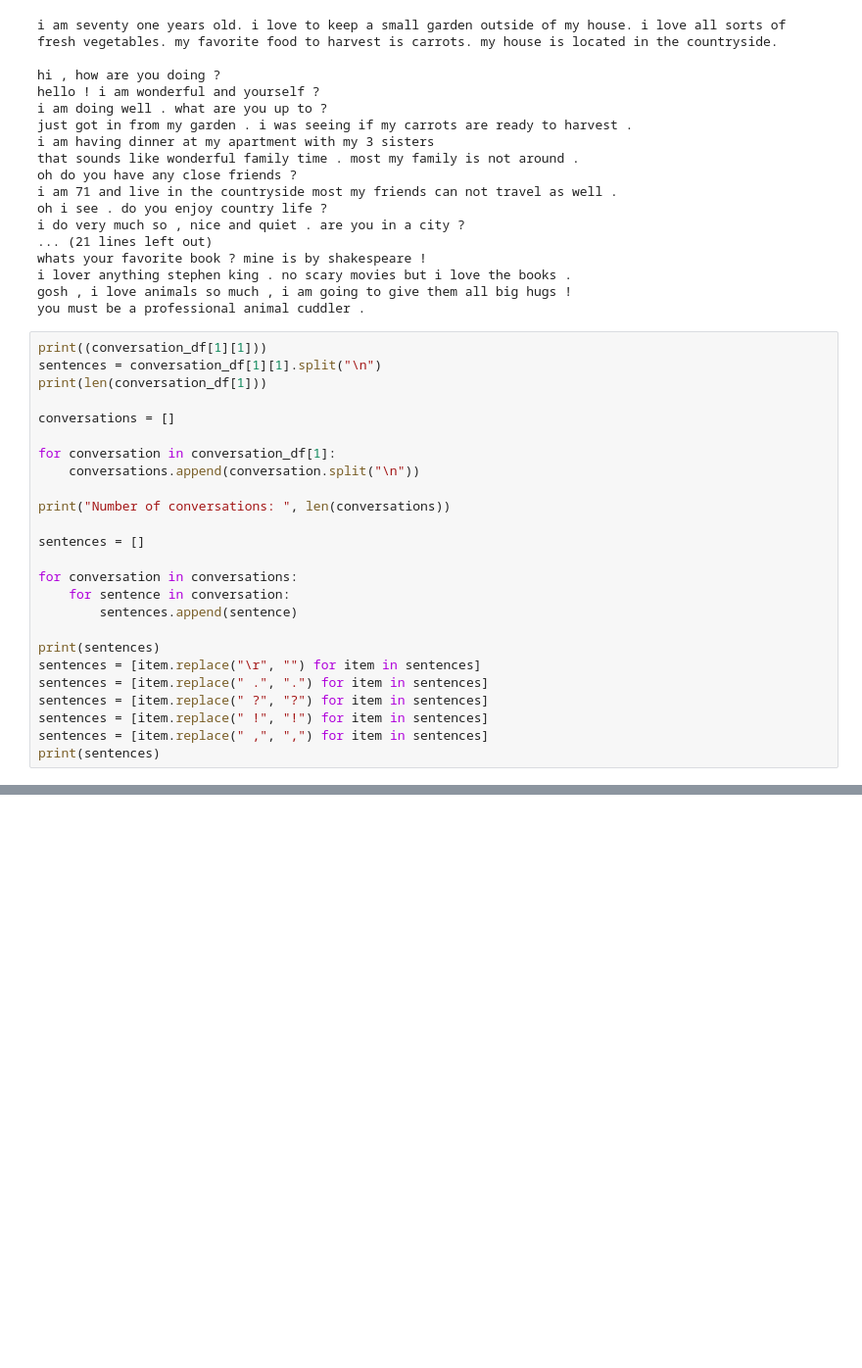
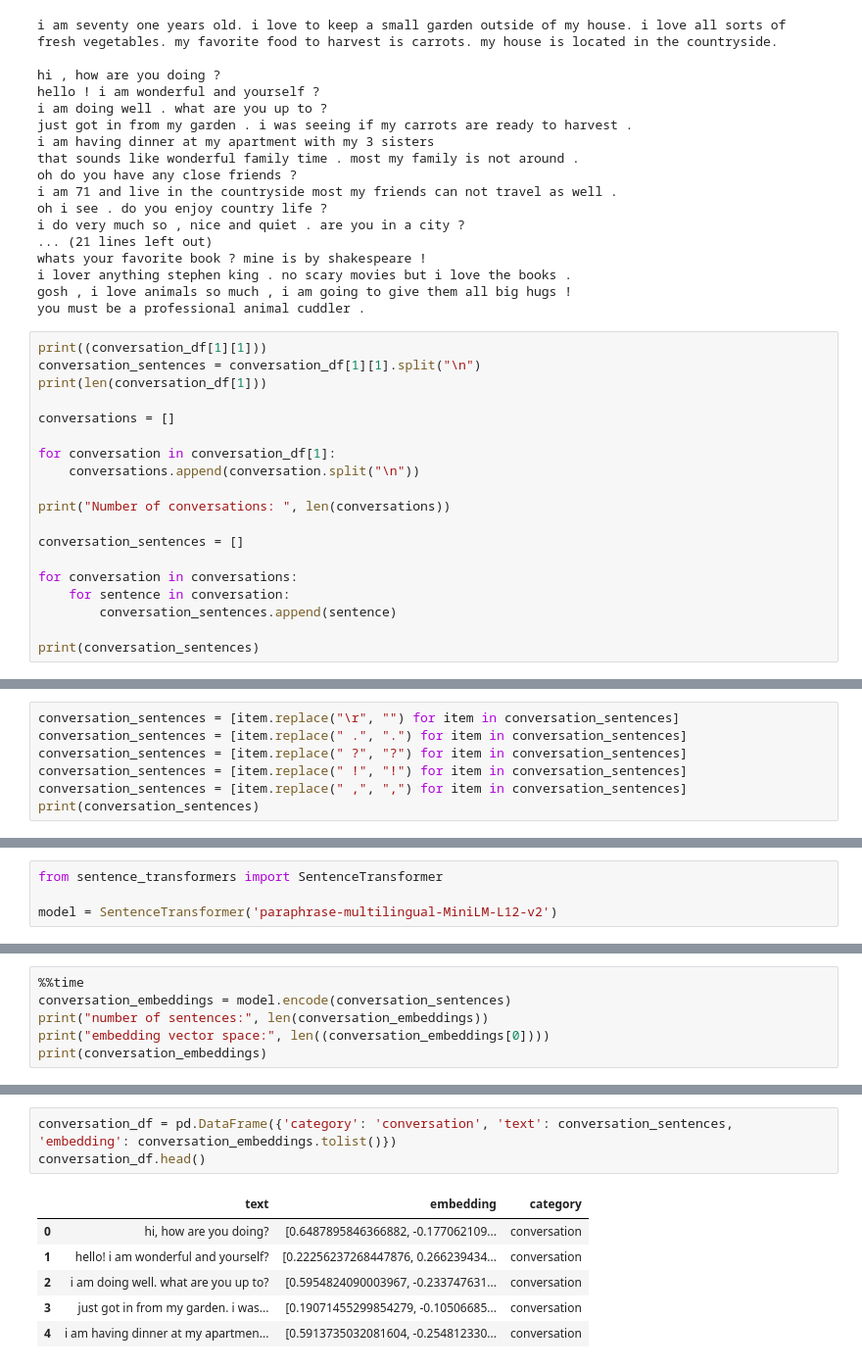
Before and after one commit to llm-security-research/malicious-prompts, a Jupyter notebook: data/exploratory_analysis.ipynb, the cells around one changed output, grey strips where cells are left out. Shown: that part at 98% size. Saved outputs shown, nothing was run; the diff lists cells and outputs as text; blank space fills up the shorter version.

Commit message:
Add conversation embeddings, initial dataset csv

```diff
--- a/data/exploratory_analysis.ipynb
+++ b/data/exploratory_analysis.ipynb
@@ -47,7 +47,7 @@ gosh , i love animals so much , i am going to give them all big hugs !
 you must be a professional animal cuddler .
 # %%
 print((conversation_df[1][1]))
-sentences = conversation_df[1][1].split("\n")
+conversation_sentences = conversation_df[1][1].split("\n")
 print(len(conversation_df[1]))
 
 conversations = []
@@ -57,19 +57,13 @@ for conversation in conversation_df[1]:
 
 print("Number of conversations: ", len(conversations))
 
-sentences = []
+conversation_sentences = []
 
 for conversation in conversations:
     for sentence in conversation:
-        sentences.append(sentence)
+        conversation_sentences.append(sentence)
 
-print(sentences)
-sentences = [item.replace("\r", "") for item in sentences]
-sentences = [item.replace(" .", ".") for item in sentences]
-sentences = [item.replace(" ?", "?") for item in sentences]
-sentences = [item.replace(" !", "!") for item in sentences]
-sentences = [item.replace(" ,", ",") for item in sentences]
-print(sentences)
+print(conversation_sentences)
 # %% [output]
 hello , i love jesus very much .
 sweet . i think he watches over me as i have been driving the back roads forever .
@@ -98,0 +98,7 @@ Number of conversations:  90
+# %%
+conversation_sentences = [item.replace("\r", "") for item in conversation_sentences]
+conversation_sentences = [item.replace(" .", ".") for item in conversation_sentences]
+conversation_sentences = [item.replace(" ?", "?") for item in conversation_sentences]
+conversation_sentences = [item.replace(" !", "!") for item in conversation_sentences]
+conversation_sentences = [item.replace(" ,", ",") for item in conversation_sentences]
+print(conversation_sentences)
@@ -109,0 +115,4 @@ Number of conversations:  90
+# %%
+from sentence_transformers import SentenceTransformer
+
+model = SentenceTransformer('paraphrase-multilingual-MiniLM-L12-v2')
@@ -109,0 +121,6 @@ Number of conversations:  90
+# %%
+%%time
+conversation_embeddings = model.encode(conversation_sentences)
+print("number of sentences:", len(conversation_embeddings))
+print("embedding vector space:", len((conversation_embeddings[0])))
+print(conversation_embeddings)
@@ -109,0 +145,10 @@ Number of conversations:  90
+# %%
+conversation_df = pd.DataFrame({'category': 'conversation', 'text': conversation_sentences, 'embedding': conversation_embeddings.tolist()})
+conversation_df.head()
+# %% [output]
+|  | text | embedding | category |
+| 0 | hi, how are you doing? | [0.6487895846366882, -0.177062109... | conversation |
+| 1 | hello! i am wonderful and yourself? | [0.22256237268447876, 0.266239434... | conversation |
+| 2 | i am doing well. what are you up to? | [0.5954824090003967, -0.233747631... | conversation |
+| 3 | just got in from my garden. i was... | [0.19071455299854279, -0.10506685... | conversation |
+| 4 | i am having dinner at my apartmen... | [0.5913735032081604, -0.254812330... | conversation |
```
Also changed, not shown: parts of 14 cells of this notebook, 1 other file.
